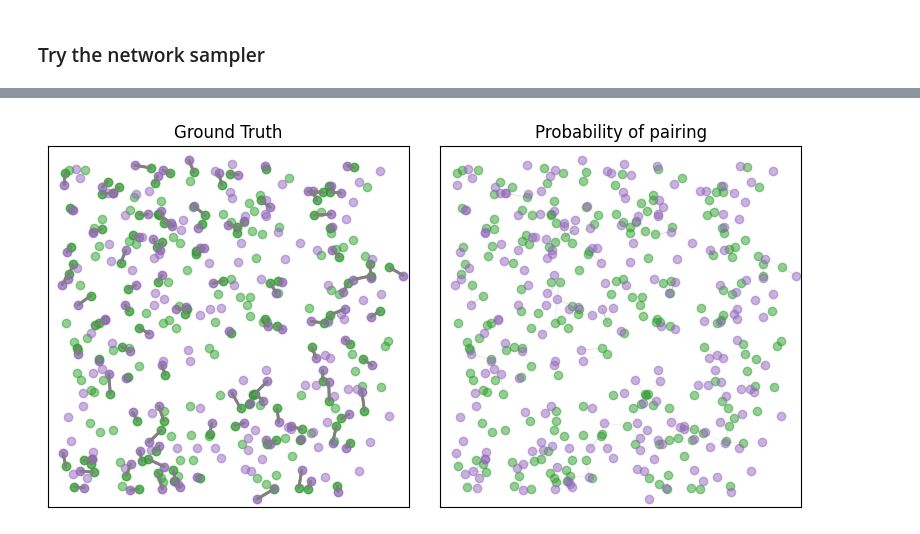
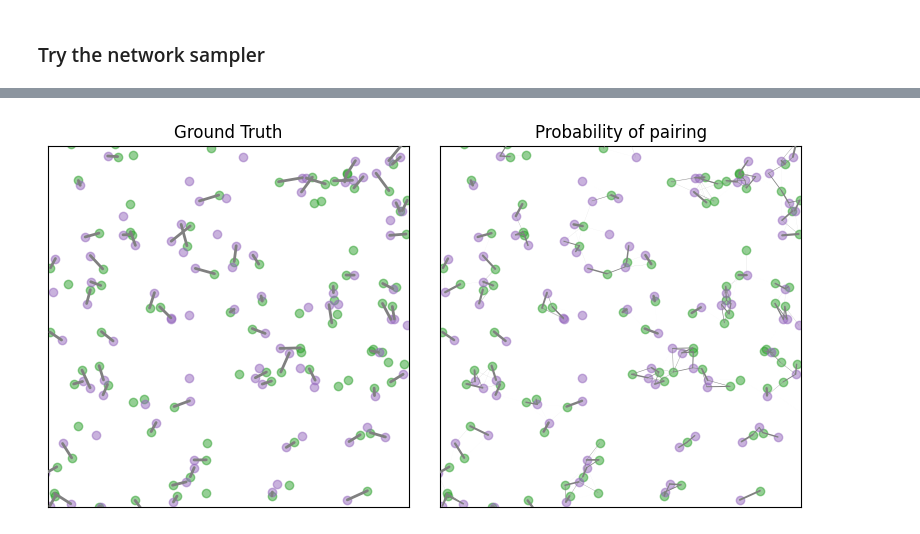
Before and after one commit to gnies/bayes-coloc, a Jupyter notebook: examples/large_dataset example.ipynb, the cells around one changed output, grey strips where cells are left out. Saved outputs shown, nothing was run; the diff lists cells and outputs as text; code cells hidden in the pictures.

```diff
--- a/examples/large_dataset example.ipynb
+++ b/examples/large_dataset example.ipynb
@@ -69,7 +66,7 @@ plan = np.eye(len(hatgamma_y))
 plot_pair_prob(hatgamma_x, hatgamma_y, plan, l=linewidth,
                ax=axis[0], scatter_alpha=alpha)
 axis[0].set_aspect("equal")
-h = 0.05
+h = 0.005
 
 axis[0].set_title("Paired Poisson")
 axis[1].set_title("Mixture")
@@ -77,8 +74,8 @@ axis[2].set_title("Observed Data")
 
 for ax in axis:
     ax.set_aspect("equal")
-    ax.set_xlim(-h, np.sqrt(area)+h)
-    ax.set_ylim(-h, np.sqrt(area)+h)
+    ax.set_xlim(-h, np.sqrt(area)/4+h)
+    ax.set_ylim(-h, np.sqrt(area)/4+h)
     # remove ticks
     ax.set_xticks([])
     ax.set_yticks([])
@@ -111,7 +108,7 @@ Radius:  0.03
 # %%
 # define proposal, prior and starting parameters
-scale_interval = [0., 0.1]
-radius_interval = [0, 0.1]
+scale_interval = [0., 0.02]
+radius_interval = [0, 0.02]
 
 area = 1
 hyper_theta = len(x)/2
@@ -155,8 +152,8 @@ def log_prior(params):
 
 def proposal(params):
     """ Defines a proposal for the parameters of the model """
-    scale_temp = 0.01
-    radius_temp = 0.01
+    scale_temp = 0.001
+    radius_temp = 0.001
     intensity_temp = 2
 
     scale = params['scale']
@@ -177,11 +174,11 @@ def proposal(params):
     return {"alpha": alpha_new, "beta": beta_new, "gamma": gamma_new, "scale": scale_new, "radius": new_radius, "area": area}
 # %%
 start_params = {"alpha": hyper_theta, "beta": hyper_theta, "gamma": hyper_theta,
-                "scale": 0.05, "radius": 0.05, "area": area}
+                "scale": 0.015, "radius": 0.005, "area": area}
 
 swap_params = start_params.copy()
-swap_params["scale"] = 0.05
-swap_params["radius"] = 0.01
+swap_params["scale"] = 0.02
+swap_params["radius"] = 0.002
 # start_params = true_params.copy()
 # swap_params = start_params.copy()
 
@@ -198,5 +195,5 @@ diff 1.8359445908000538e-14
 # %%
-chain.run(n_samples=100000, burn_in=0)
+chain.run(n_samples=1000000, burn_in=0)
 # %%
 log_probs_fast = chain.latent_state.log_prob_marginal()
 log_probs_slow = chain.latent_state.log_prob_marginal_slow()
@@ -220,34 +217,32 @@ print(n_gamma, n_mu, n_nu)
 # %%
 fig, axis = plt.subplots(ncols=2, figsize=(8, 4))
 marker = "o"
 alpha = 0.5
 linewidth = 2
 plan = np.eye(len(hatgamma_y))
-plot_pair_prob(hatgamma_x, hatgamma_y, plan, l=linewidth,
-               ax=axis[0], scatter_alpha=alpha)
 axis[0].set_aspect("equal")
 h = 0.05
 
 
 for ax in axis:
     ax.set_aspect("equal")
-    ax.set_xlim(-h, 1+h)
-    ax.set_ylim(-h, 1+h)
+    ax.set_xlim(0, np.sqrt(area)/4+h)
+    ax.set_ylim(0, np.sqrt(area)/4+h)
     # remove ticks
     ax.set_xticks([])
     ax.set_yticks([])
 
 plot_pair_prob(x, y, matching_mat, ax=axis[0], l=linewidth, scatter_alpha=alpha)
 no_matching = np.zeros((nx, ny))
 plot_pair_prob(x, y, chain.pairing_probabilities(), ax=axis[1], l=linewidth, scatter_alpha=alpha)
 axis[0].set_title("Ground Truth")
 axis[1].set_title("Probability of pairing")
 # thight layout
 plt.tight_layout()
 # plt.savefig("setup_plot_v2.pdf")
 plt.show()
 # %% [output]
-[figure, old version]
+[figure, new version]
 # %%
 gridspec = dict(wspace=0.0, width_ratios=[1, 0.1, 0.5])
 fig, ax = plt.subplots(nrows=1, ncols=3, gridspec_kw=gridspec, figsize=(10, 4))
```
Also changed, not shown: parts of 17 cells of this notebook, 9 other files.
